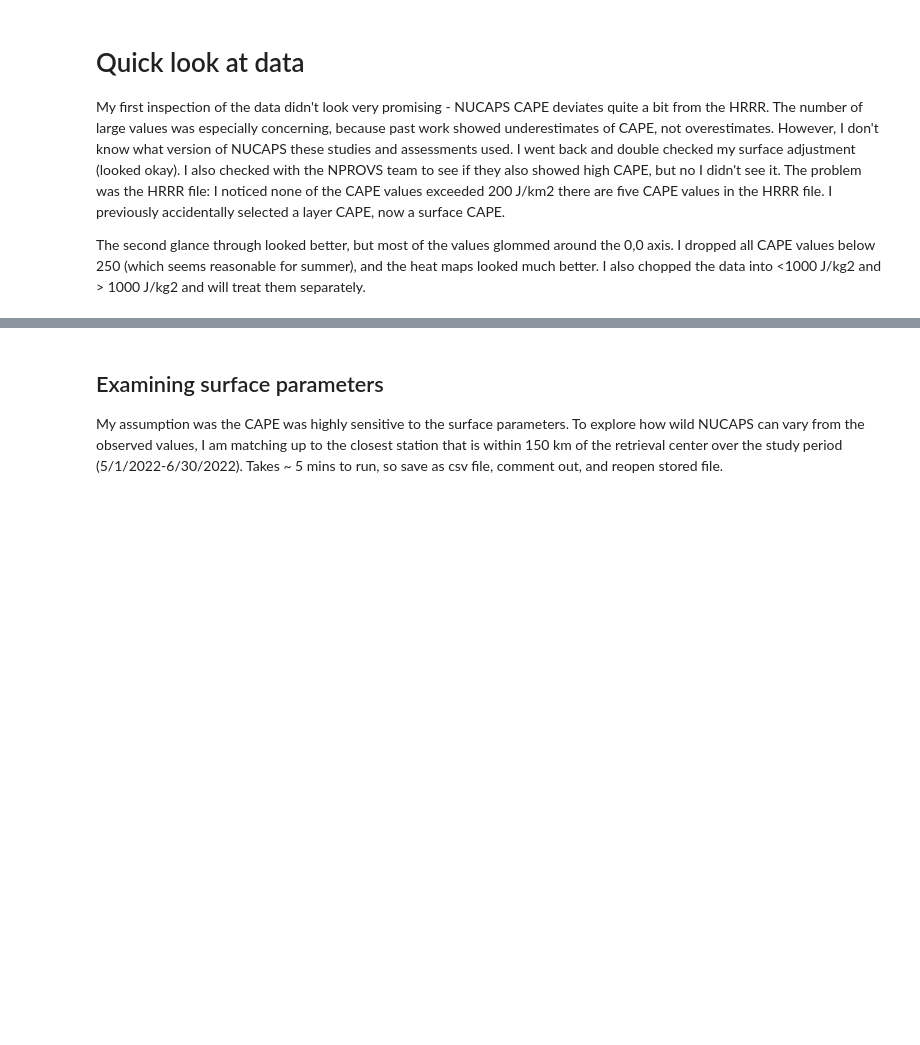
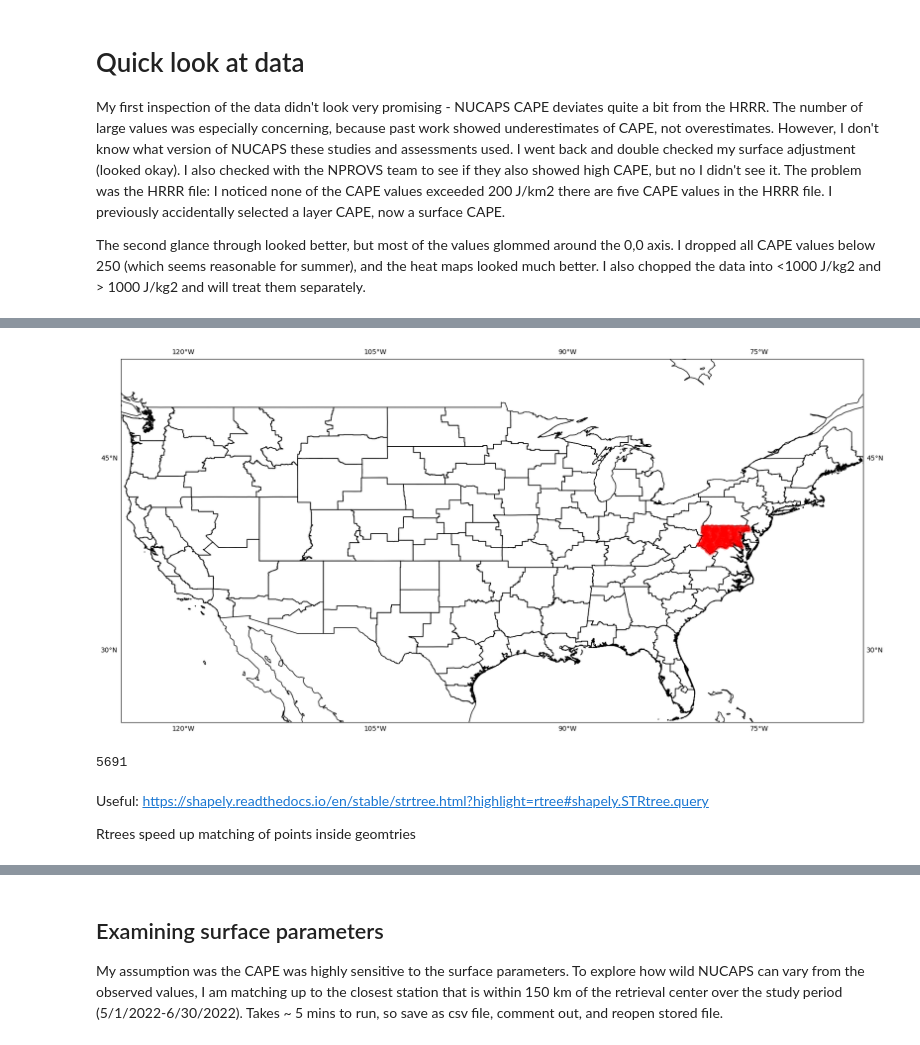
Before and after one commit to NUCAPS/global_stability_params, a Jupyter notebook: analysis.ipynb, the cells around one changed output, grey strips where cells are left out. Saved outputs shown, nothing was run; the diff lists cells and outputs as text; code cells hidden in the pictures; blank space fills up the shorter version.

```diff
--- a/analysis.ipynb
+++ b/analysis.ipynb
@@ -132,0 +191,27 @@ plt.show()
+# %%
+reader = shpreader.Reader('WFO/w_22mr22.shp')
+conus = [c for c in reader.records()]
+# %%
+proj = ccrs.PlateCarree()
+
+fig, ax1 = plt.subplots(subplot_kw=dict(projection=proj), figsize=[20,20])
+drawLabels(ax1)
+draw_map(ax1)
+drawShapeFile(ax1, conus)
+
+
+# geometry.shape(boundary)
+
+# geo = geometry.shape(all_shapes[0])
+# index = tree.query(geo, predicate='dwithin', distance=0)
+
+# subset = tmp[tmp.wfo=='LWX']
+
+mask = (df.wfo == 'LWX')
+
+ax1.scatter(df[mask].nucaps_lon, df[mask].nucaps_lat, c='red', zorder=100, alpha=0.1)
+
+
+plt.show()
+# %% [output]
+[figure, added]
@@ -132,0 +221,4 @@ plt.show()
+# %%
+len(df[df.wfo == 'ABQ'])
+# %% [output]
+5691
@@ -132,0 +271,4 @@ plt.show()
+# %% [markdown]
+Useful: https://shapely.readthedocs.io/en/stable/strtree.html?highlight=rtree#shapely.STRtree.query
+
+Rtrees speed up matching of points inside geomtries
```
Also changed, not shown: parts of 46 cells of this notebook.
